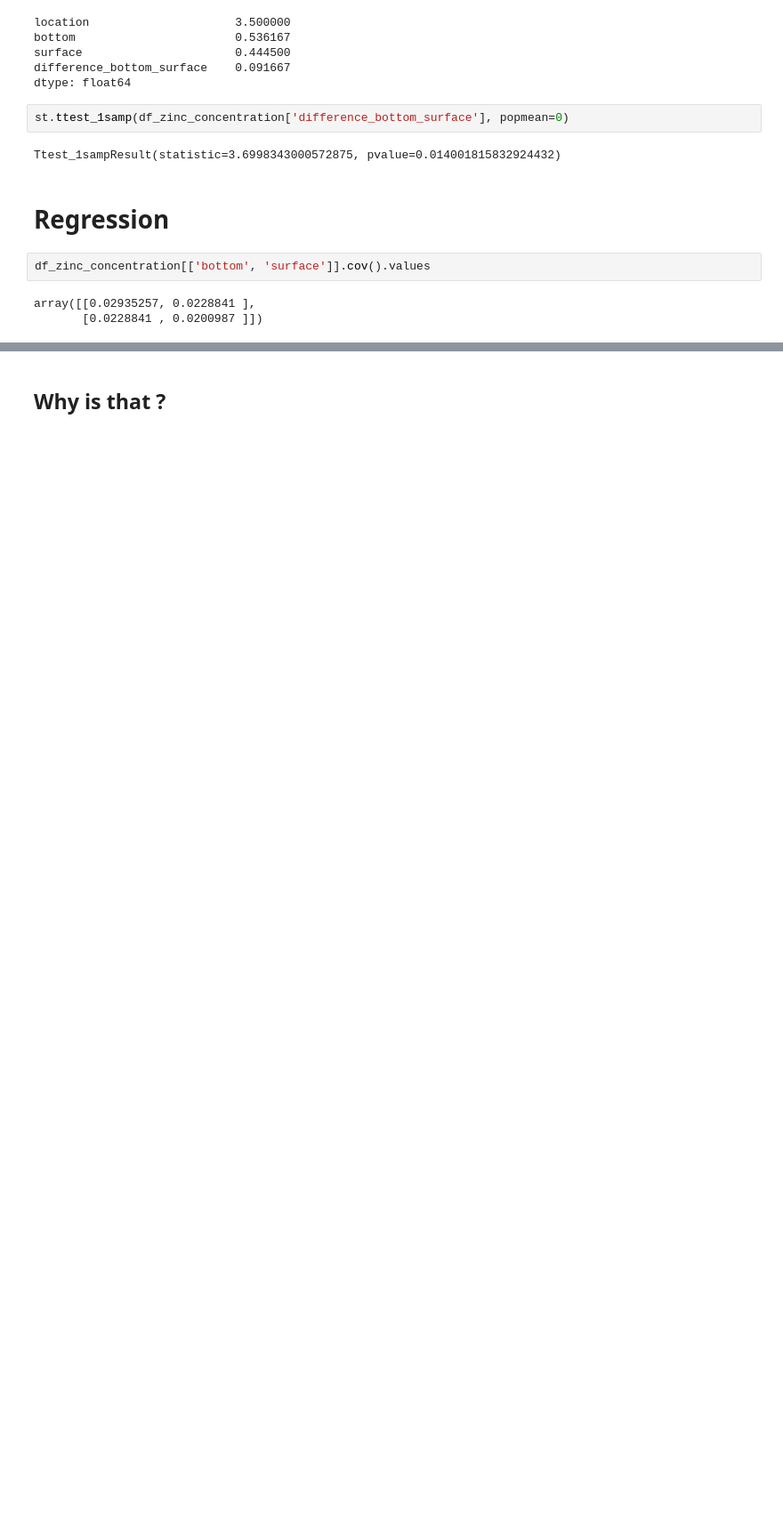
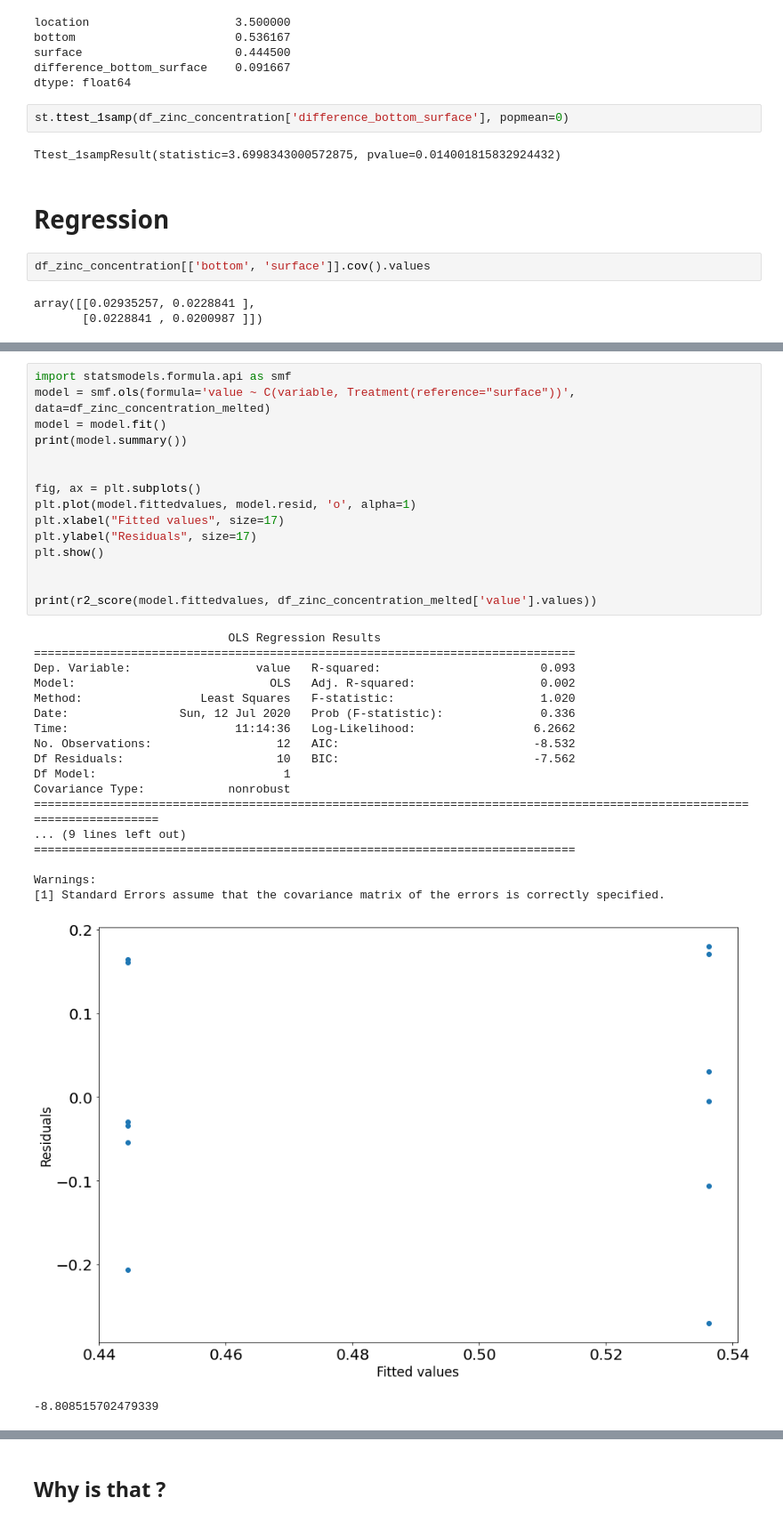
Before and after one commit to diegompin/lectures_network_medicine, a Jupyter notebook: notebooks/Lecture_CorrelatedData.ipynb, the cells around one changed output, grey strips where cells are left out. Shown at 89% size. Drawn from its saved outputs; the diff is of its cells as text; blank space fills up the shorter version.

```diff
--- a/notebooks/Lecture_CorrelatedData.ipynb
+++ b/notebooks/Lecture_CorrelatedData.ipynb
@@ -196,2 +198,37 @@ array([[0.02935257, 0.0228841 ],
+# %%
+import statsmodels.formula.api as smf
+model = smf.ols(formula='value ~ C(variable, Treatment(reference="surface"))', data=df_zinc_concentration_melted)
+model = model.fit()
+print(model.summary())
+
+
+fig, ax = plt.subplots()
+plt.plot(model.fittedvalues, model.resid, 'o', alpha=1)
+plt.xlabel("Fitted values", size=17)
+plt.ylabel("Residuals", size=17)
+plt.show()
+
+
+print(r2_score(model.fittedvalues, df_zinc_concentration_melted['value'].values))
+# %% [output]
+                            OLS Regression Results
+==============================================================================
+Dep. Variable:                  value   R-squared:                       0.093
+Model:                            OLS   Adj. R-squared:                  0.002
+Method:                 Least Squares   F-statistic:                     1.020
+Date:                Sun, 12 Jul 2020   Prob (F-statistic):              0.336
+Time:                        11:14:36   Log-Likelihood:                 6.2662
+No. Observations:                  12   AIC:                            -8.532
+Df Residuals:                      10   BIC:                            -7.562
+Df Model:                           1
+Covariance Type:            nonrobust
+=========================================================================================================================
+... (9 lines left out)
+==============================================================================
+
+Warnings:
+[1] Standard Errors assume that the covariance matrix of the errors is correctly specified.
+[figure, added]
+-8.808515702479339
 # %%
 import statsmodels.formula.api as smf
```
Also changed, not shown: parts of 11 cells of this notebook.
